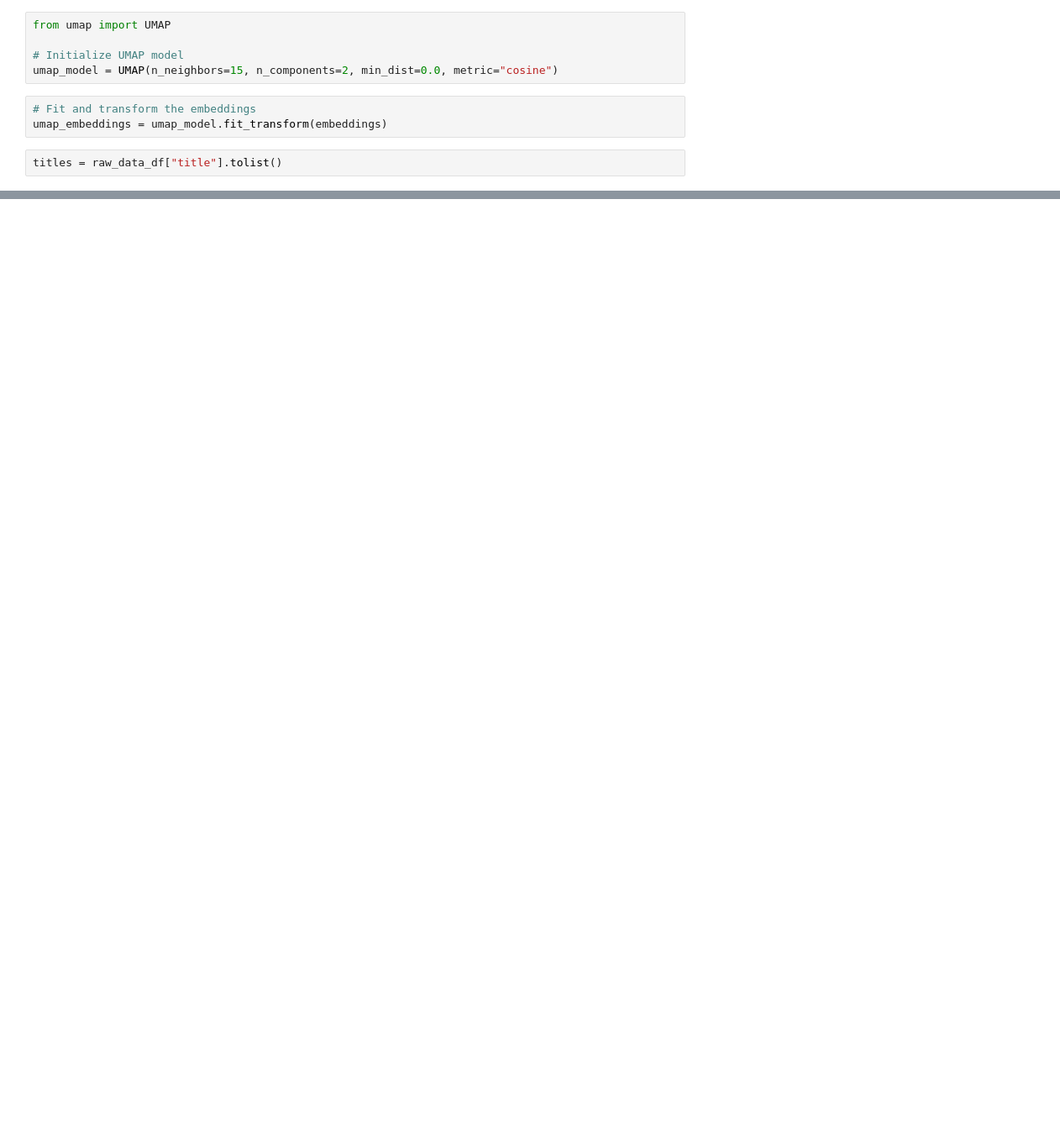
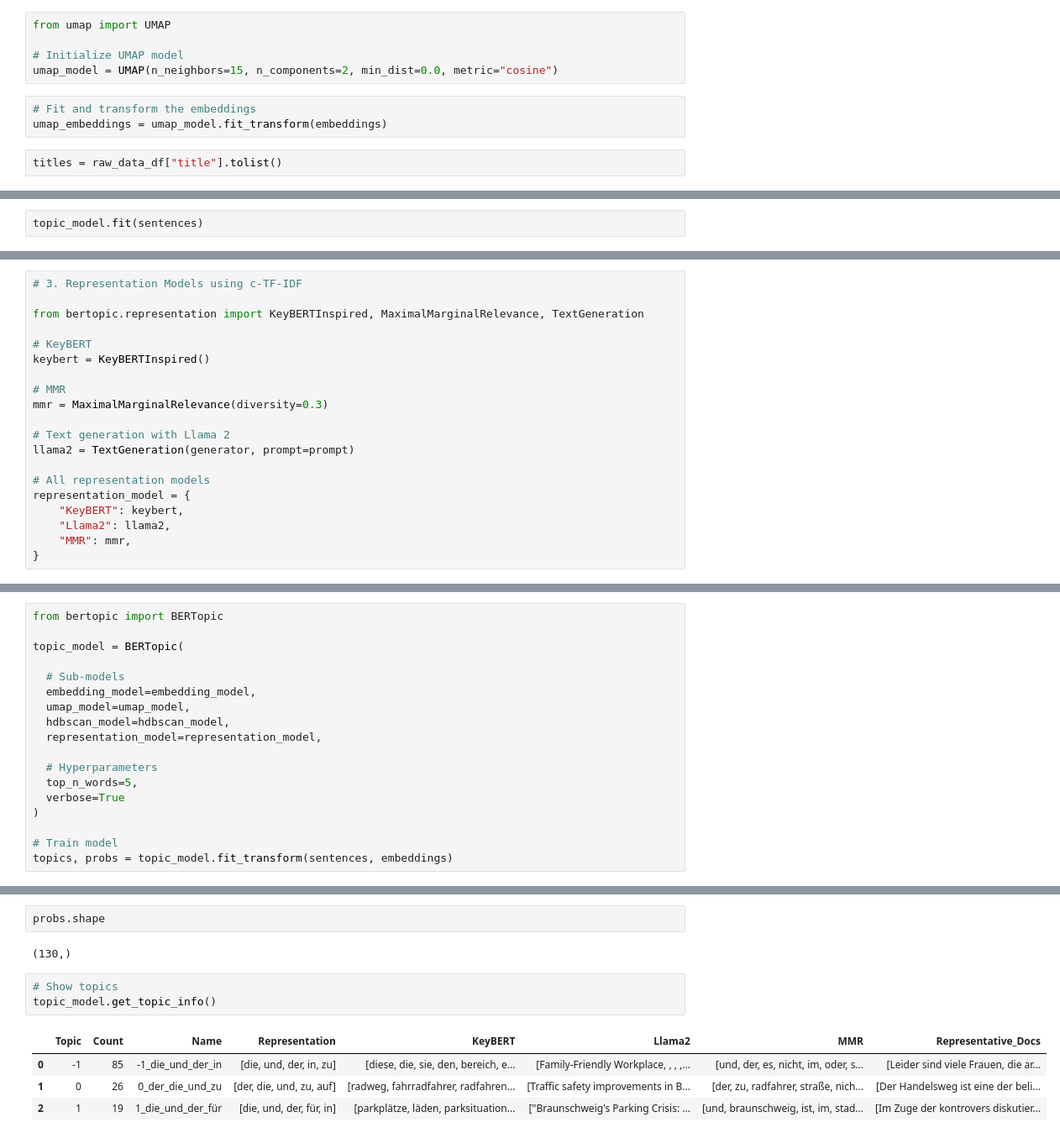
Before and after one commit to ruturajbendkhale/ThinkAI_Repo, a Jupyter notebook: BERTopic_visualization.ipynb, the cells around one changed output, grey strips where cells are left out. Shown: that part at 84% size. Cells and saved outputs as stored; diff of their text form; blank space fills up the shorter version.

```diff
--- a/BERTopic_visualization.ipynb
+++ b/BERTopic_visualization.ipynb
@@ -143,0 +150,2 @@ fig.show()
+# %%
+topic_model.fit(sentences)
@@ -143,0 +369,20 @@ fig.show()
+# %%
+# 3. Representation Models using c-TF-IDF
+
+from bertopic.representation import KeyBERTInspired, MaximalMarginalRelevance, TextGeneration
+
+# KeyBERT
+keybert = KeyBERTInspired()
+
+# MMR
+mmr = MaximalMarginalRelevance(diversity=0.3)
+
+# Text generation with Llama 2
+llama2 = TextGeneration(generator, prompt=prompt)
+
+# All representation models
+representation_model = {
+    "KeyBERT": keybert,
+    "Llama2": llama2,
+    "MMR": mmr,
+}
@@ -143,0 +427,18 @@ fig.show()
+# %%
+from bertopic import BERTopic
+
+topic_model = BERTopic(
+
+  # Sub-models
+  embedding_model=embedding_model,
+  umap_model=umap_model,
+  hdbscan_model=hdbscan_model,
+  representation_model=representation_model,
+
+  # Hyperparameters
+  top_n_words=5,
+  verbose=True
+)
+
+# Train model
+topics, probs = topic_model.fit_transform(sentences, embeddings)
@@ -143,0 +452,12 @@ fig.show()
+# %%
+probs.shape
+# %% [output]
+(130,)
+# %%
+# Show topics
+topic_model.get_topic_info()
+# %% [output]
+|  | Topic | Count | Name | Representation | KeyBERT | Llama2 | MMR | Representative_Docs |
+| 0 | -1 | 85 | -1_die_und_der_in | [die, und, der, in, zu] | [diese, die, sie, den, bereich, e... | [Family-Friendly Workplace, , , ,... | [und, der, es, nicht, im, oder, s... | [Leider sind viele Frauen, die ar... |
+| 1 | 0 | 26 | 0_der_die_und_zu | [der, die, und, zu, auf] | [radweg, fahrradfahrer, radfahren... | [Traffic safety improvements in B... | [der, zu, radfahrer, straße, nich... | [Der Handelsweg ist eine der beli... |
+| 2 | 1 | 19 | 1_die_und_der_für | [die, und, der, für, in] | [parkplätze, läden, parksituation... | ["Braunschweig's Parking Crisis: ... | [und, braunschweig, ist, im, stad... | [Im Zuge der kontrovers diskutier... |
```
Also changed, not shown: parts of 58 cells of this notebook, 1 other file.
